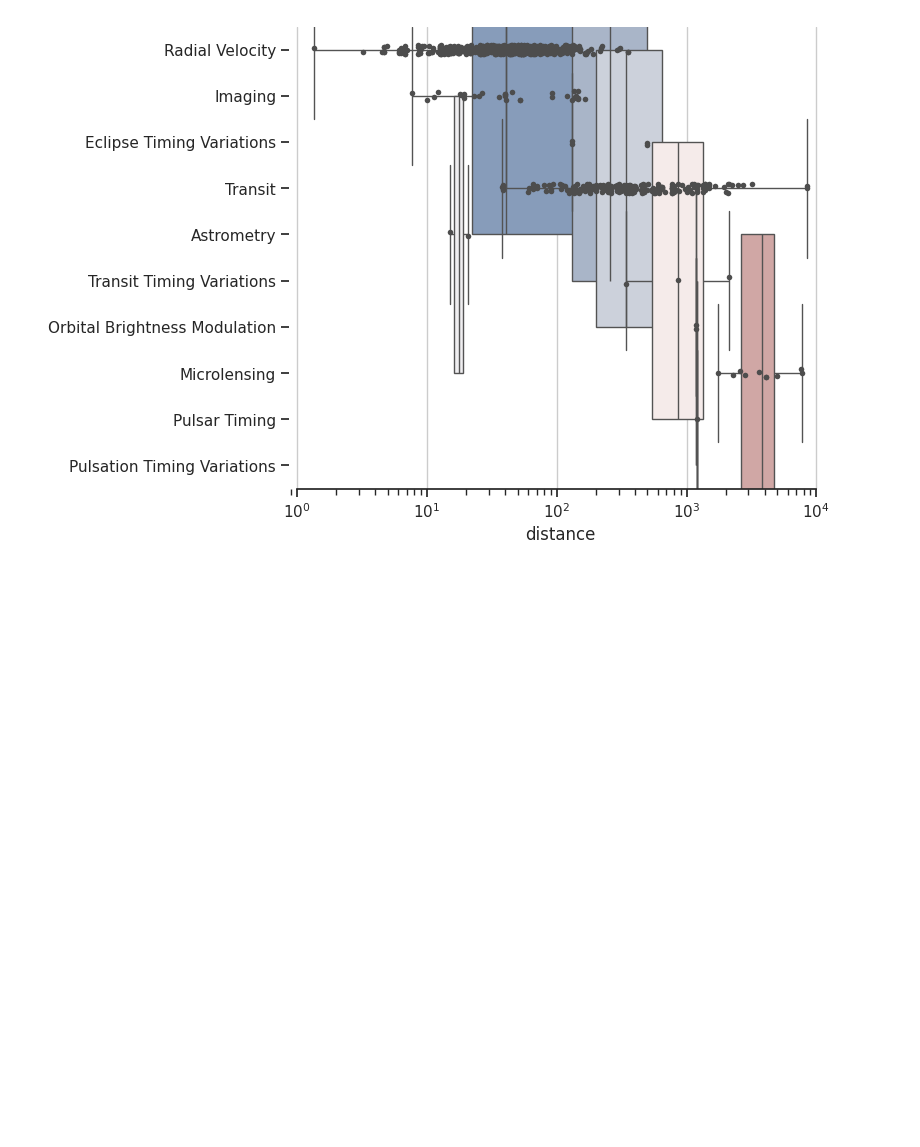
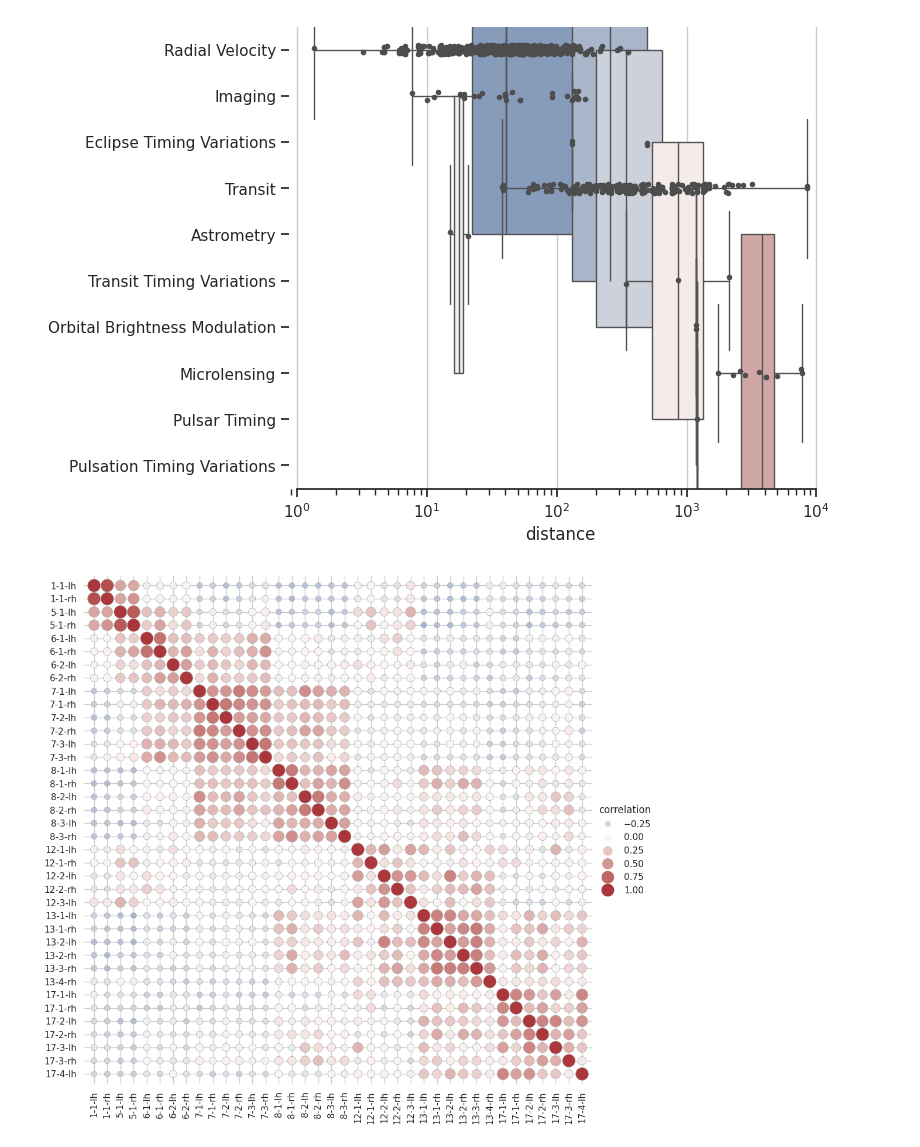
Before and after one commit to Syeda-Eman/40-days-of-Python, a Jupyter notebook: Day_4.ipynb, the cells around one changed output. Cells and saved outputs as stored; diff of their text form; code cells hidden in the pictures; blank space fills up the shorter version.

```diff
--- a/Day_4.ipynb
+++ b/Day_4.ipynb
@@ -659,36 +659,36 @@ Passing `palette` without assigning `hue` is deprecated and will be removed in v
 [figure]
 # %%
 import seaborn as sns
-sns.set_theme(style='whitegrid')
+sns.set_theme(style="whitegrid")
 
-#load the brain networks dataset, select subset, and collapse the multi-index
-df = sns.load_dataset('brain_networks', header=[0,1,2],index_col=0)
+# Load the brain networks dataset, select subset, and collapse the multi-index
+df = sns.load_dataset("brain_networks", header=[0, 1, 2], index_col=0)
 
-used_networks=[1,5,6,7,8,12,13,17]
+used_networks = [1, 5, 6, 7, 8, 12, 13, 17]
 used_columns = (df.columns
-                  .get_level_values('network')
+                  .get_level_values("network")
                   .astype(int)
                   .isin(used_networks))
-df=df.loc[:, used_columns]
+df = df.loc[:, used_columns]
 
-#compute a correlation matrix and convert to long-form
-corr_mat = df.corr().stack().reset_index(name='correlation')
+df.columns = df.columns.map("-".join)
 
-#draw each cell as a scatter point with varying size and color]
+# Compute a correlation matrix and convert to long-form
+corr_mat = df.corr().stack().reset_index(name="correlation")
 
-g = sns.replot(
-    dat=corr_mat,
-    x="level=0", y="level_1", hue="correlation", size="correlation",
-    palette='vlag', hue_norm=(-1,1), edgecolor=".7",
-    height=10, sizes=(50,250), size_norm=(-.2,.8),
+# Draw each cell as a scatter point with varying size and color
+g = sns.relplot(
+    data=corr_mat,
+    x="level_0", y="level_1", hue="correlation", size="correlation",
+    palette="vlag", hue_norm=(-1, 1), edgecolor=".7",
+    height=10, sizes=(50, 250), size_norm=(-.2, .8),
 )
 
-#tweak the figure to finalize
-
-g.set(xlabel='', ylabel='', aspects='equal')
+# Tweak the figure to finalize
+g.set(xlabel="", ylabel="", aspect="equal")
 g.despine(left=True, bottom=True)
 g.ax.margins(.02)
 for label in g.ax.get_xticklabels():
     label.set_rotation(90)
-for artist in g.legend.legendHandles:
-  artist.set_edgecolor('.7')
+# %% [output]
+[figure, added]
```
Also changed, not shown: parts of 9 cells of this notebook.
